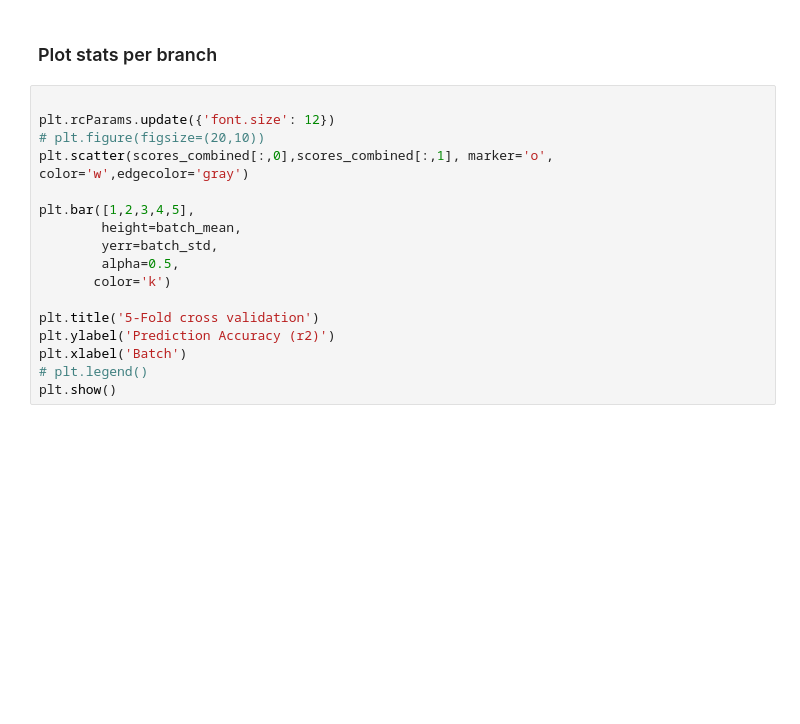
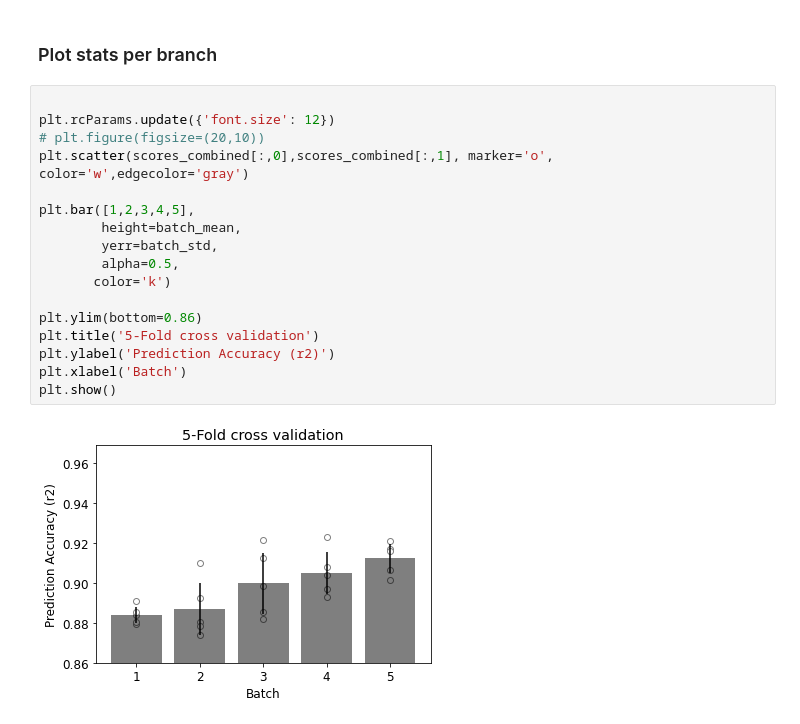
Before and after one commit to ryanquinnnelson/CMU-02750-Active-Learning-Guided-Protein-Production-Optimization, a Jupyter notebook: HW4_q2_accuracy_ryann.ipynb, the cells around one changed output. Cells and saved outputs as stored; diff of their text form; blank space fills up the shorter version.

```diff
--- a/HW4_q2_accuracy_ryann.ipynb
+++ b/HW4_q2_accuracy_ryann.ipynb
@@ -623,17 +652,19 @@ batch_mean
 # %%
 
 plt.rcParams.update({'font.size': 12})
 # plt.figure(figsize=(20,10))
 plt.scatter(scores_combined[:,0],scores_combined[:,1], marker='o', color='w',edgecolor='gray')
 
 plt.bar([1,2,3,4,5],
         height=batch_mean,
         yerr=batch_std,
         alpha=0.5,
        color='k')
 
+plt.ylim(bottom=0.86)
 plt.title('5-Fold cross validation')
 plt.ylabel('Prediction Accuracy (r2)')
 plt.xlabel('Batch')
-# plt.legend()
 plt.show()
+# %% [output]
+[figure, added]
```
Also changed, not shown: parts of 4 cells of this notebook.
